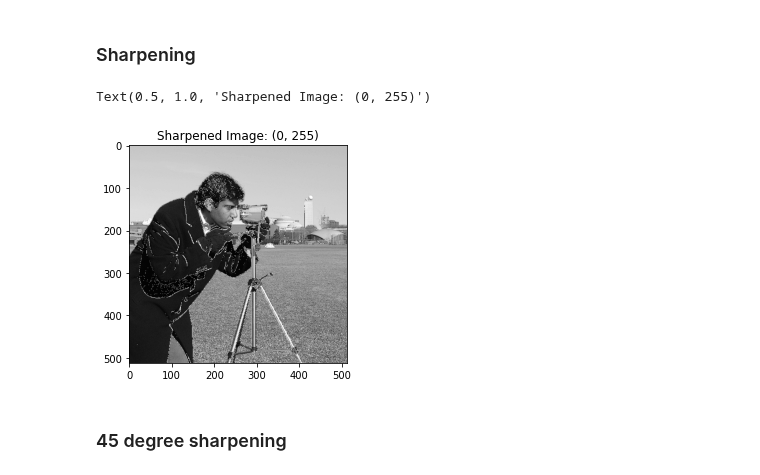
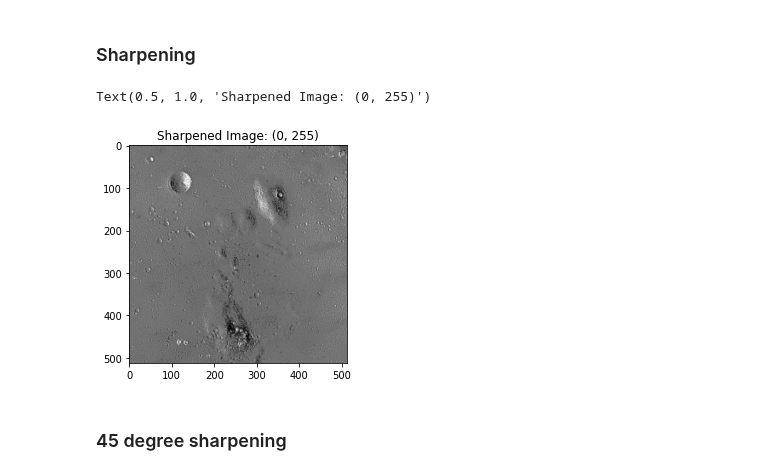
Before and after one commit to melihozaydin/MSc_Projects, a Jupyter notebook: BM5121 - Görüntü İşleme Ve Uygulamaları/Ödev 6 Gradyen ve Laplasyen İşlemleri/ödev.ipynb, the cells around one changed output. Saved outputs shown, nothing was run; the diff lists cells and outputs as text; code cells hidden in the pictures.

```diff
--- a/BM5121 - Görüntü İşleme Ve Uygulamaları/Ödev 6 Gradyen ve Laplasyen İşlemleri/ödev.ipynb
+++ b/BM5121 - Görüntü İşleme Ve Uygulamaları/Ödev 6 Gradyen ve Laplasyen İşlemleri/ödev.ipynb
@@ -65,7 +59,7 @@ gradient_magnitude, gradient_angle = sobel_edge_detection(img_org, filter=filter
 # %% [markdown]
 ## 6.2
 # %%
-img_org = data.camera()
+img_org = data.moon()
 plt.imshow(img_org, cmap='gray')
 plt.title(f'Original Image: {img_org.shape}')
 # %% [output]
@@ -74 +68,4 @@ Text(0.5, 1.0, 'Original Image: (512, 512)')
+# %%
+def normalize(img):
+    return (img - img.min())/(img.max() - img.min())
 # %% [markdown]
@@ -76,9 +72,0 @@ Text(0.5, 1.0, 'Original Image: (512, 512)')
-# %%
-filter = np.array((
-	[0, 1, 0],
-	[1, -4, 1],
-	[0, 1, 0]))
-# %%
-laplacian = cv2.filter2D(img_org, ddepth=-1,kernel=filter)
-plt.imshow(laplacian, cmap='gray')
-plt.title(f'Laplacian Image: {laplacian.min(), laplacian.max()}')
@@ -88,13 +109,21 @@ Text(0.5, 1.0, 'Laplacian Image: (0, 255)')
 # %% [markdown]
 ### Sharpening
 # %%
-out = img_org - laplacian
-out = cv2.convertScaleAbs(out)
-plt.imshow(out, cmap='gray')
-plt.title(f'Sharpened Image: {out.min(), out.max()}')
+def sharpen(img):
+    lap_img = laplacian(img, Normalize=False)
+    out = img + lap_img
+    out = cv2.convertScaleAbs(out)
+    out = out.astype(np.uint8)
+
+    return out
+
+sharpened_image = sharpen(img_org)
+
+plt.imshow(sharpened_image, cmap='gray')
+plt.title(f'Sharpened Image: {sharpened_image.min(), sharpened_image.max()}')
 # %% [output]
 Text(0.5, 1.0, 'Sharpened Image: (0, 255)')
-[figure, old version]
+[figure, new version]
 # %% [markdown]
 ### 45 degree sharpening
 # %%
```
Also changed, not shown: parts of 10 cells of this notebook, 2 other files.
